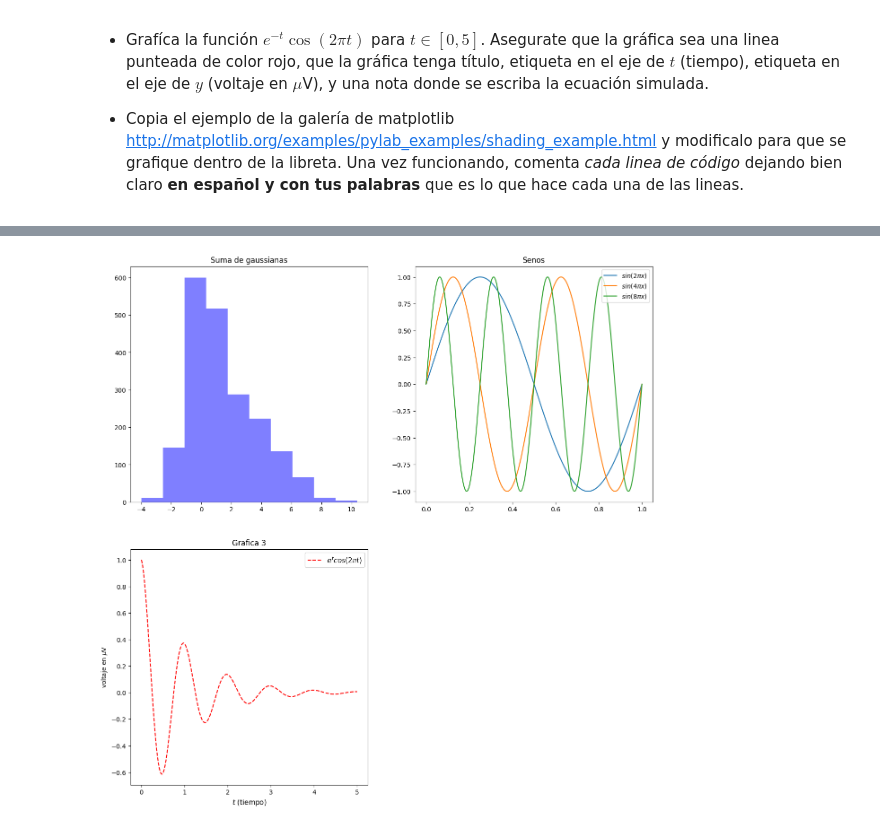
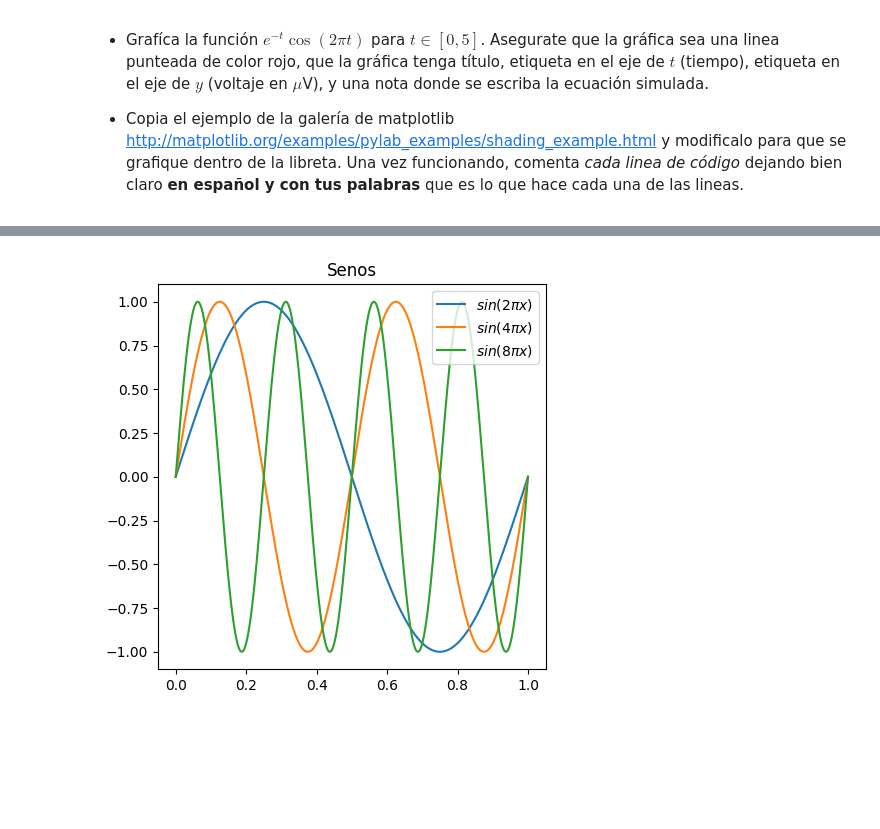
Before and after one commit to IA-UNISON/3-Aprendizaje, a Jupyter notebook: Introducción a Numpy y Matplotlib.ipynb, the cells around one changed output, grey strips where cells are left out. Drawn from its saved outputs; the diff is of its cells as text; code cells hidden in the pictures; blank space fills up the shorter version.

```diff
--- a/Introducción a Numpy y Matplotlib.ipynb
+++ b/Introducción a Numpy y Matplotlib.ipynb
@@ -638,55 +626,20 @@ def compare(z, cmap, ve=1):
 # %%
-#Agrega aqui el primer problema y resualve cada problema en una celda independiente.
-
-v1 = np.random.normal(3, np.sqrt(5), 1000)
-v2 = np.random.normal(0, 1, 1000)
-
-v3 = np.concat([v1, v2])
-
-fig = plt.figure(figsize=(15, 15))
-
-plt.subplot(2, 2, 1)
-plt.hist(v3, bins=10, color='b', alpha=0.5)
-plt.title('Suma de gaussianas')
-
+# PROBLEMA 2
 
 x = np.linspace(0, 1, 1000)
 y = np.empty((1000, 3))
 y[:, 0] = np.sin(2*np.pi*x)
 y[:, 1] = np.sin(4*np.pi*x)
 y[:, 2] = np.sin(8*np.pi*x)
 
-plt.subplot(2, 2, 2)
+fig = plt.figure(figsize=(5, 5))
+
 plt.plot(x, y[:, 0], label=r'$sin(2\pi x)$')
 plt.plot(x, y[:, 1], label=r'$sin(4\pi x)$')
 plt.plot(x, y[:, 2], label=r'$sin(8\pi x)$')
 plt.title("Senos")
 plt.legend(loc=0)
 
-plt.subplot(2, 2, 3)
-x3 = np.linspace(0, 5, 1000)
-y3 = np.exp(-x3) * np.cos(2*np.pi * x3)
-
-plt.plot(x3, y3, 'r--', label=r'$e^{t}cos(2\pi t)$')
-plt.xlabel(r'$t$ (tiempo)', fontsize=11)
-plt.ylabel(r"voltaje en $\mu$V")
-plt.title("Grafica 3", fontsize=12)
-plt.legend(loc=0, fontsize=11)
-
-
-plt.subplot(2, 2, 3)
-
-
-#x, y = np.mgrid[-5:5:0.05, -5:5:0.05]
-#z = 5 * (np.sqrt(x**2 + y**2) + np.sin(x**2 + y**2))
-#filename = get_sample_data('jacksboro_fault_dem.npz', asfileobj=False)
-#with np.load(filename) as dem:
-#    elev = dem['elevation']
-#fig = compare(z, plt.cm.copper)
-#fig.suptitle('HSV Blending Looks Best with Smooth Surfaces', y=0.95)
-#fig = compare(elev, plt.cm.gist_earth, ve=0.05)
-#fig.suptitle('Overlay Blending Looks Best with Rough Surfaces', y=0.95)
-
 plt.show()
 # %% [output]
-[figure, old version]
+[figure, new version]
```
Also changed, not shown: parts of 10 cells of this notebook.
